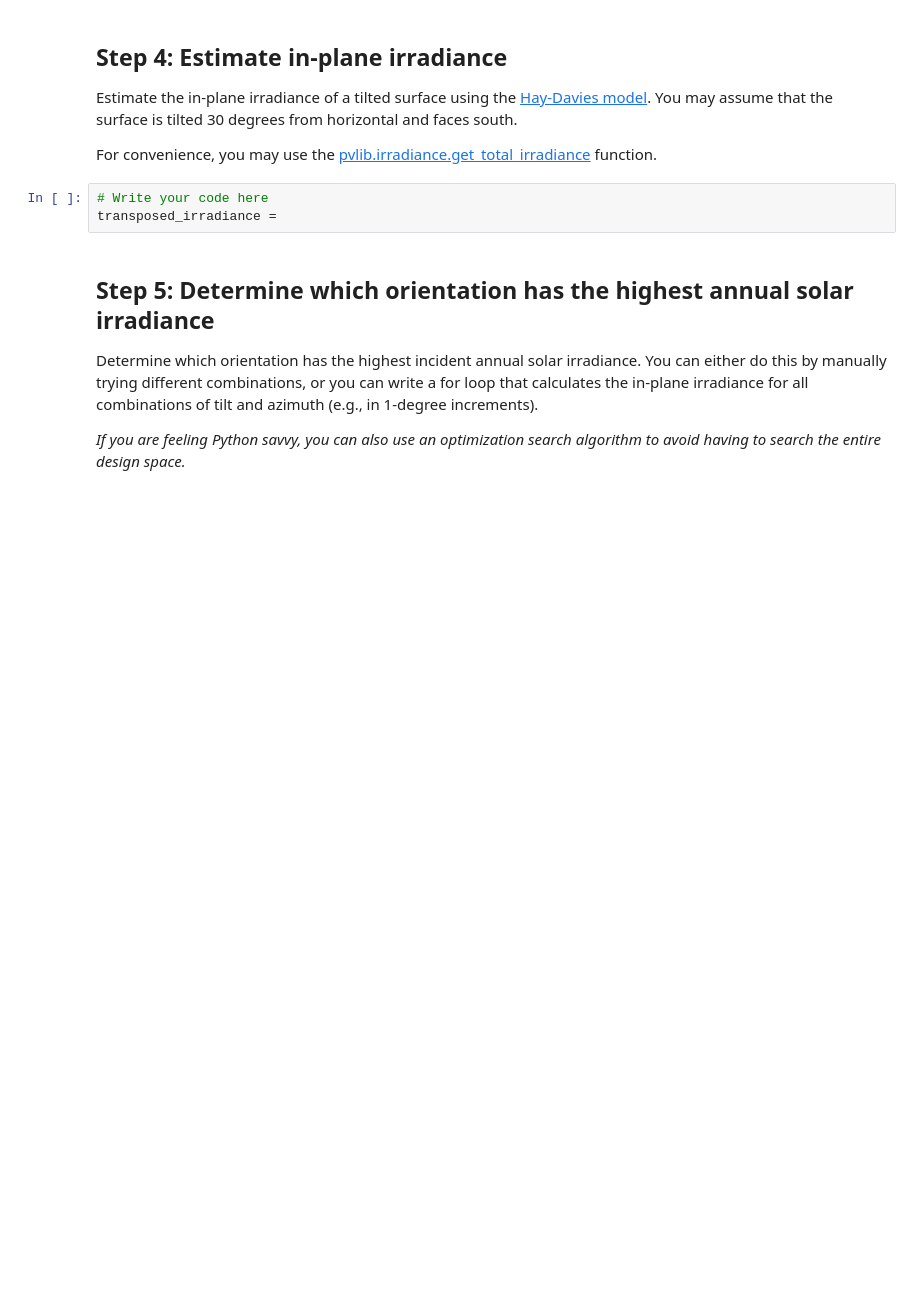
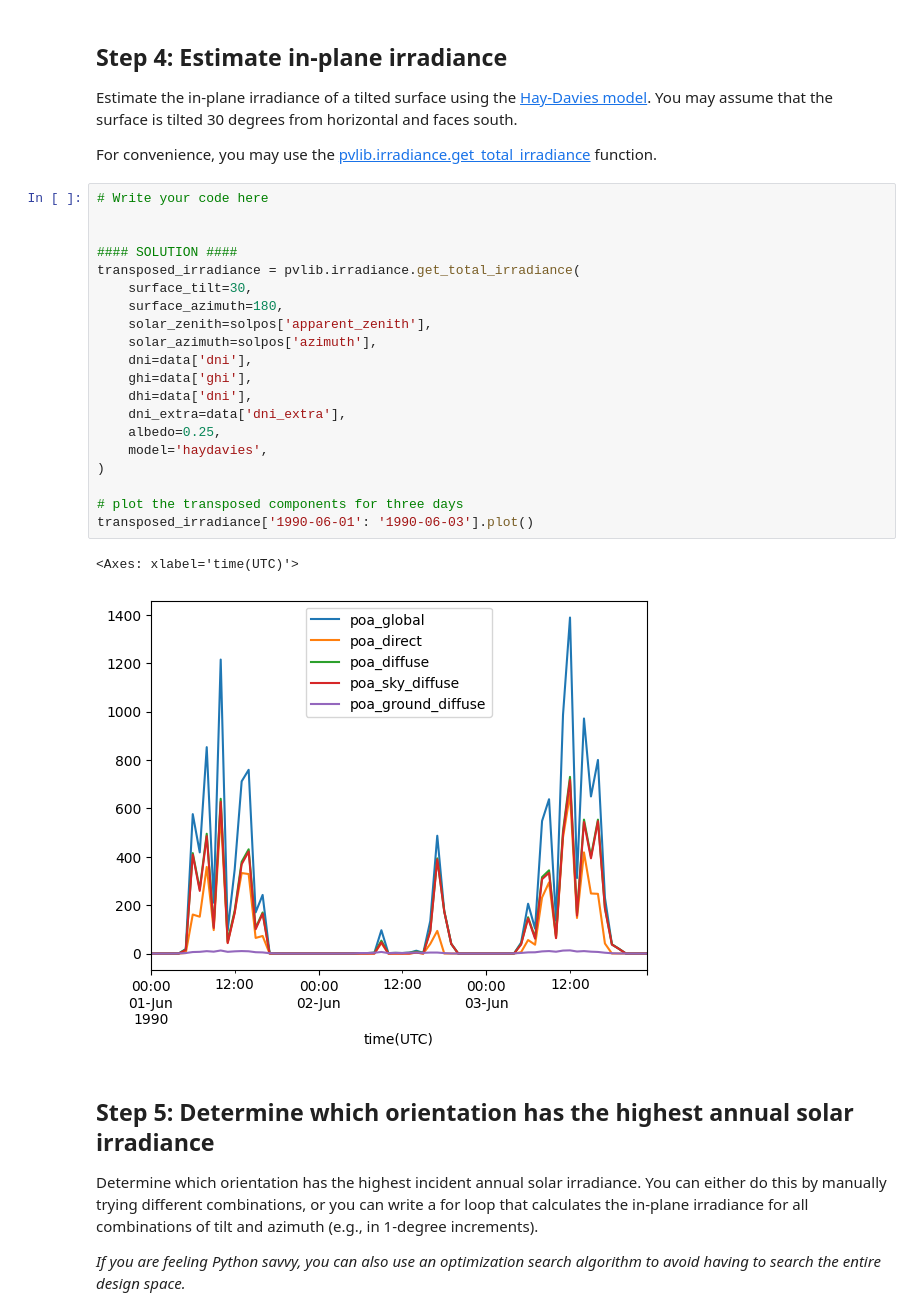
Before and after one commit to AdamRJensen/solar-resource-course, a Jupyter notebook: transposition_models.ipynb, the cells around one changed output. Cells and saved outputs as stored; diff of their text form; blank space fills up the shorter version.

Commit message:
Add solution for transposition_models.ipynb

```diff
--- a/transposition_models.ipynb
+++ b/transposition_models.ipynb
@@ -48,7 +48,27 @@ Estimate the in-plane irradiance of a tilted surface using the [Hay-Davies model
 For convenience, you may use the [pvlib.irradiance.get_total_irradiance](https://pvlib-python.readthedocs.io/en/stable/reference/generated/pvlib.irradiance.get_total_irradiance.html) function.
 # %%
 # Write your code here
-transposed_irradiance =
+
+
+#### SOLUTION ####
+transposed_irradiance = pvlib.irradiance.get_total_irradiance(
+    surface_tilt=30,
+    surface_azimuth=180,
+    solar_zenith=solpos['apparent_zenith'],
+    solar_azimuth=solpos['azimuth'],
+    dni=data['dni'],
+    ghi=data['ghi'],
+    dhi=data['dni'],
+    dni_extra=data['dni_extra'],
+    albedo=0.25,
+    model='haydavies',
+)
+
+# plot the transposed components for three days
+transposed_irradiance['1990-06-01': '1990-06-03'].plot()
+# %% [output]
+<Axes: xlabel='time(UTC)'>
+[figure, added]
 # %% [markdown]
 ## Step 5: Determine which orientation has the highest annual solar irradiance
 
```
Also changed, not shown: parts of 5 cells of this notebook.
